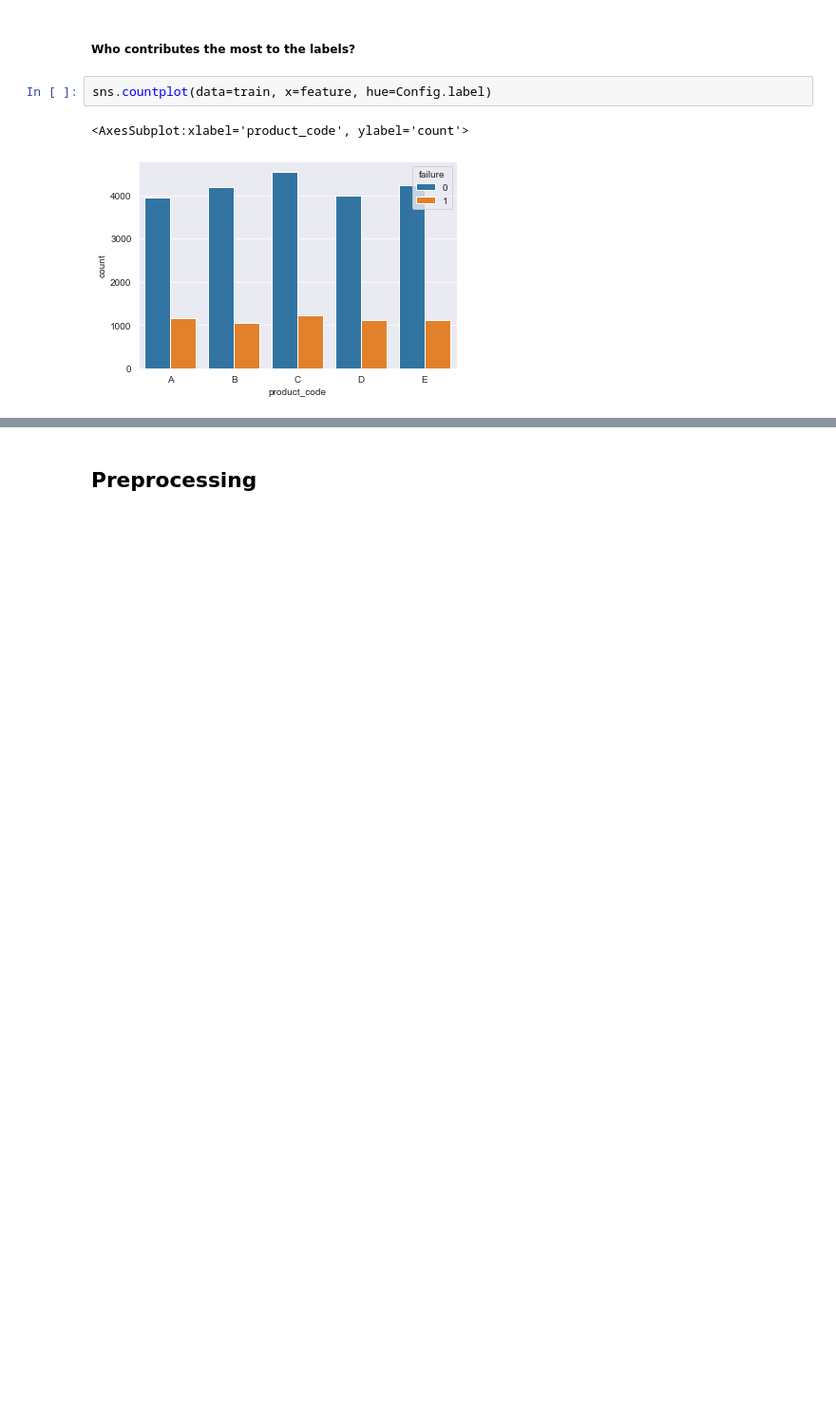
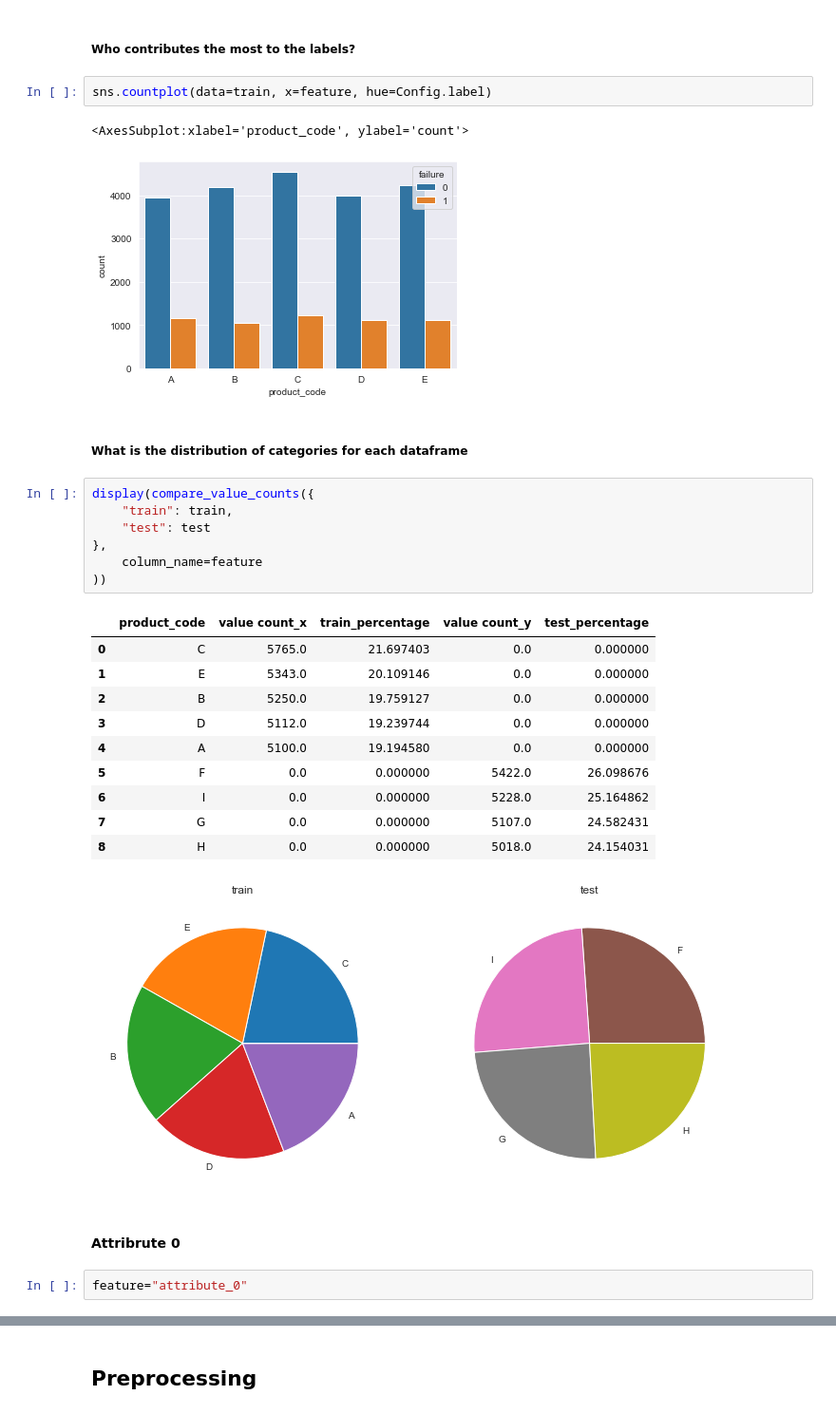
Before and after one commit to ArnolFokam/MLPocket, a Jupyter notebook: notebooks/submission_tps_aug_2022.ipynb, the cells around one changed output, grey strips where cells are left out. Shown: that part at 95% size. Drawn from its saved outputs; the diff is of its cells as text; blank space fills up the shorter version.

```diff
--- a/notebooks/submission_tps_aug_2022.ipynb
+++ b/notebooks/submission_tps_aug_2022.ipynb
@@ -191,3 +156,28 @@ sns.countplot(data=train, x=feature, hue=Config.label)
 # %% [output]
 <AxesSubplot:xlabel='product_code', ylabel='count'>
 [figure]
+# %% [markdown]
+##### What is the distribution of categories for each dataframe
+# %%
+display(compare_value_counts({
+    "train": train,
+    "test": test
+},
+    column_name=feature
+))
+# %% [output]
+|  | product_code | value count_x | train_percentage | value count_y | test_percentage |
+| 0 | C | 5765.0 | 21.697403 | 0.0 | 0.000000 |
+| 1 | E | 5343.0 | 20.109146 | 0.0 | 0.000000 |
+| 2 | B | 5250.0 | 19.759127 | 0.0 | 0.000000 |
+| 3 | D | 5112.0 | 19.239744 | 0.0 | 0.000000 |
+| 4 | A | 5100.0 | 19.194580 | 0.0 | 0.000000 |
+| 5 | F | 0.0 | 0.000000 | 5422.0 | 26.098676 |
+| 6 | I | 0.0 | 0.000000 | 5228.0 | 25.164862 |
+| 7 | G | 0.0 | 0.000000 | 5107.0 | 24.582431 |
+| 8 | H | 0.0 | 0.000000 | 5018.0 | 24.154031 |
+[figure, added]
+# %% [markdown]
+#### Attribrute 0
+# %%
+feature="attribute_0"
```
Also changed, not shown: parts of 90 cells of this notebook, 6 other files.
